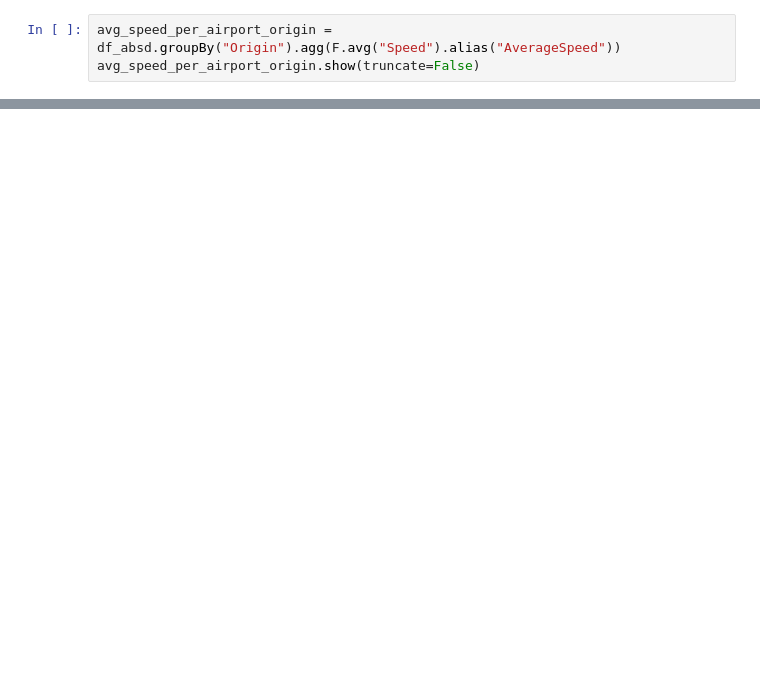
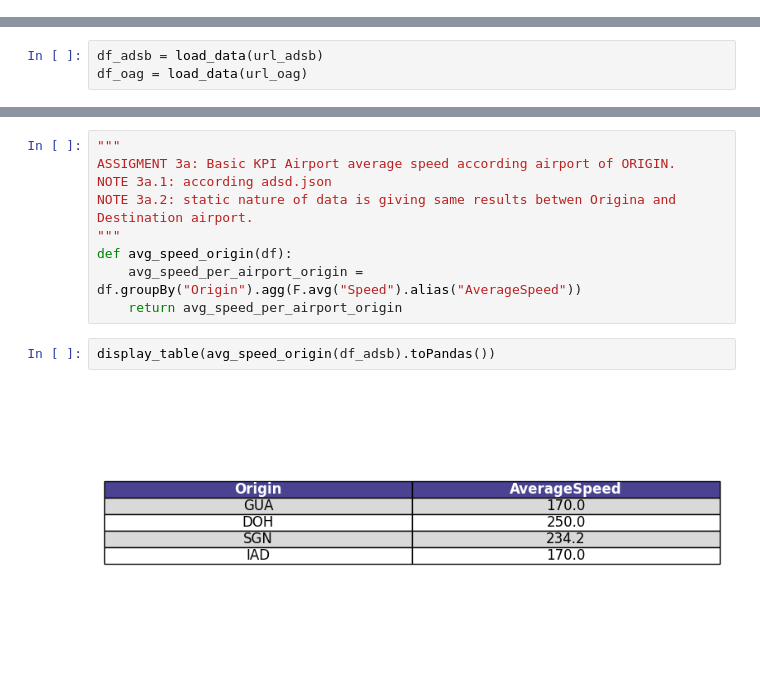
Before and after one commit to JM-AE/Airport-Flight-Data, a Jupyter notebook: Untitled-1.ipynb, the cells around one changed output, grey strips where cells are left out. Cells and saved outputs as stored; diff of their text form; blank space fills up the shorter version.

```diff
--- a/Untitled-1.ipynb
+++ b/Untitled-1.ipynb
@@ -105,3 +0,0 @@ only showing top 1 row
-# %%
-avg_speed_per_airport_origin = df_absd.groupBy("Origin").agg(F.avg("Speed").alias("AverageSpeed"))
-avg_speed_per_airport_origin.show(truncate=False)
@@ -186,0 +174,3 @@ adsb_multi.json data successfully loaded
+# %%
+df_adsb = load_data(url_adsb)
+df_oag = load_data(url_oag)
@@ -186,0 +470,13 @@ adsb_multi.json data successfully loaded
+# %%
+"""
+ASSIGMENT 3a: Basic KPI Airport average speed according airport of ORIGIN.
+NOTE 3a.1: according adsd.json
+NOTE 3a.2: static nature of data is giving same results betwen Origina and Destination airport.
+"""
+def avg_speed_origin(df):
+    avg_speed_per_airport_origin = df.groupBy("Origin").agg(F.avg("Speed").alias("AverageSpeed"))
+    return avg_speed_per_airport_origin
+# %%
+display_table(avg_speed_origin(df_adsb).toPandas())
+# %% [output]
+[figure, added]
```
Also changed, not shown: parts of 38 cells of this notebook.
